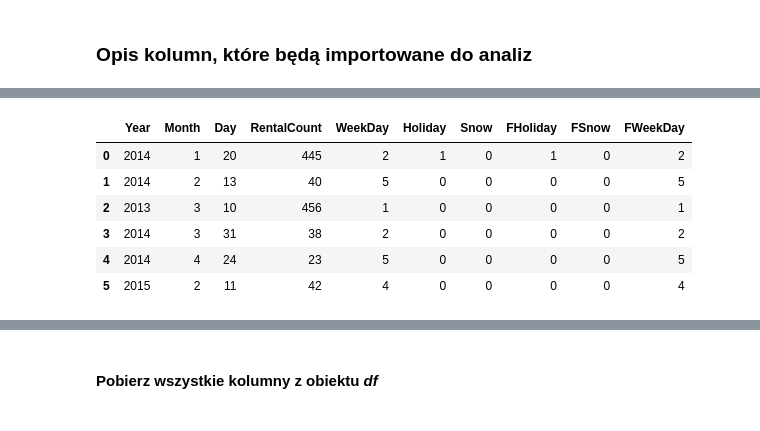
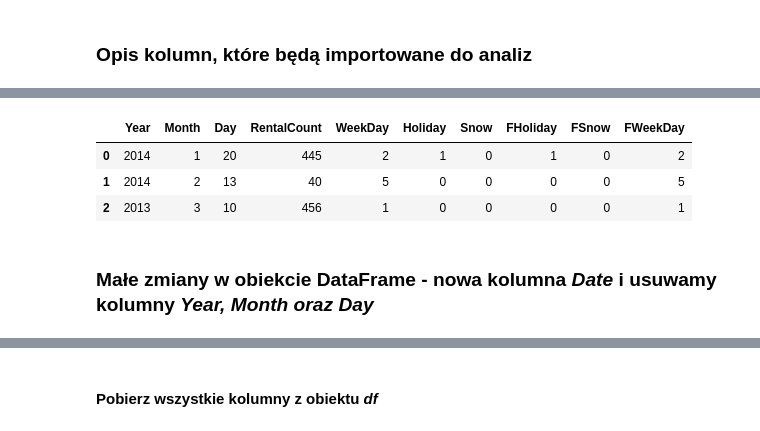
Before and after one commit to tomyc/sqlsaturday_2017, a Jupyter notebook: Przyklad2.Python_and_SQL_Server_ML_Services.ipynb, the cells around one changed output, grey strips where cells are left out. Cells and saved outputs as stored; diff of their text form; code cells hidden in the pictures.

Commit message:
Zmiany przed prezentacja

```diff
--- a/Przyklad2.Python_and_SQL_Server_ML_Services.ipynb
+++ b/Przyklad2.Python_and_SQL_Server_ML_Services.ipynb
@@ -65,10 +70,9 @@ Rows Read: 453, Total Rows Processed: 453, Total Chunk Time: 2.370 seconds
 # %%
-df.head(n=6)
+df.head(n=3)
 # %% [output]
 |  | Year | Month | Day | RentalCount | WeekDay | Holiday | Snow | FHoliday | FSnow | FWeekDay |
 | 0 | 2014 | 1 | 20 | 445 | 2 | 1 | 0 | 1 | 0 | 2 |
 | 1 | 2014 | 2 | 13 | 40 | 5 | 0 | 0 | 0 | 0 | 5 |
 | 2 | 2013 | 3 | 10 | 456 | 1 | 0 | 0 | 0 | 0 | 1 |
-| 3 | 2014 | 3 | 31 | 38 | 2 | 0 | 0 | 0 | 0 | 2 |
-| 4 | 2014 | 4 | 24 | 23 | 5 | 0 | 0 | 0 | 0 | 5 |
-| 5 | 2015 | 2 | 11 | 42 | 4 | 0 | 0 | 0 | 0 | 4 |
+# %% [markdown]
+### Małe zmiany w obiekcie DataFrame - nowa kolumna *Date* i usuwamy kolumny *Year, Month oraz Day*
```
Also changed, not shown: parts of 53 cells of this notebook, 1 other file.
